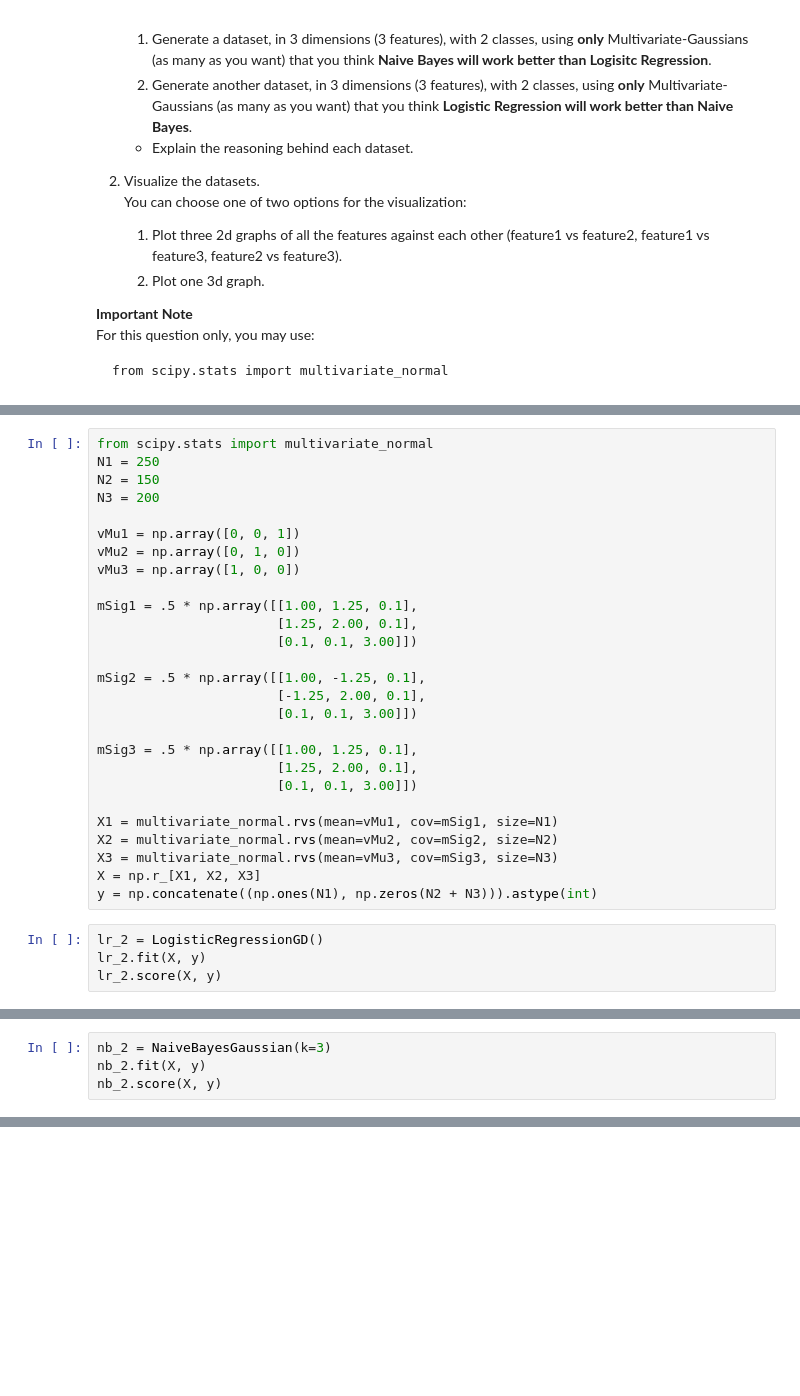
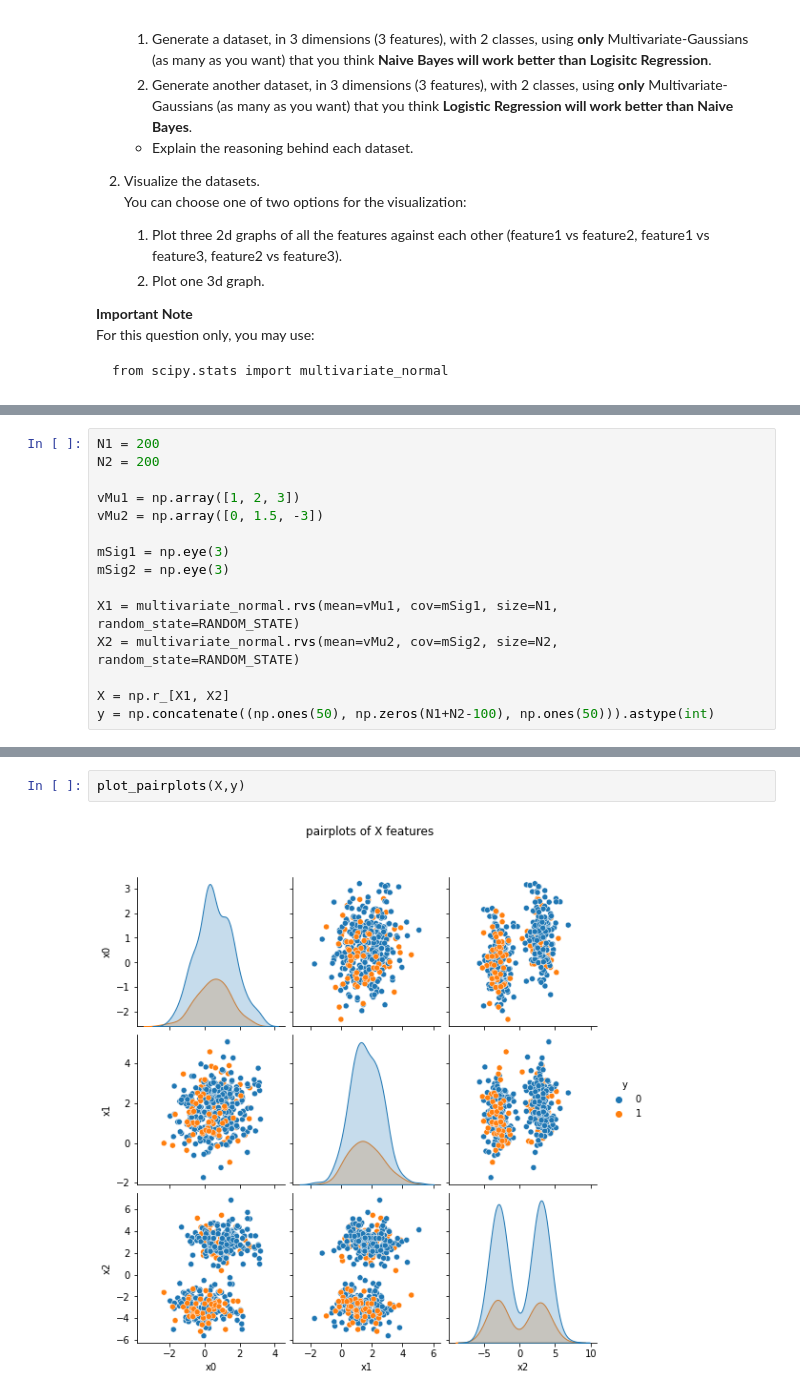
Before and after one commit to lotenn/Machine-Learning-from-Data-3141-2022-2, a Jupyter notebook: hwa4/hw4_201466349_313591851.ipynb, the cells around one changed output, grey strips where cells are left out. Saved outputs shown, nothing was run; the diff lists cells and outputs as text; blank space fills up the shorter version.

```diff
--- a/hwa4/hw4_201466349_313591851.ipynb
+++ b/hwa4/hw4_201466349_313591851.ipynb
@@ -655,31 +684,15 @@ from scipy.stats import multivariate_normal
 # %%
-from scipy.stats import multivariate_normal
-N1 = 250
-N2 = 150
-N3 = 200
+N1 = 200
+N2 = 200
 
-vMu1 = np.array([0, 0, 1])
-vMu2 = np.array([0, 1, 0])
-vMu3 = np.array([1, 0, 0])
+vMu1 = np.array([1, 2, 3])
+vMu2 = np.array([0, 1.5, -3])
 
-mSig1 = .5 * np.array([[1.00, 1.25, 0.1],
-                       [1.25, 2.00, 0.1],
-                       [0.1, 0.1, 3.00]])
+mSig1 = np.eye(3)
+mSig2 = np.eye(3)
 
-mSig2 = .5 * np.array([[1.00, -1.25, 0.1],
-                       [-1.25, 2.00, 0.1],
-                       [0.1, 0.1, 3.00]])
+X1 = multivariate_normal.rvs(mean=vMu1, cov=mSig1, size=N1, random_state=RANDOM_STATE)
+X2 = multivariate_normal.rvs(mean=vMu2, cov=mSig2, size=N2, random_state=RANDOM_STATE)
 
-mSig3 = .5 * np.array([[1.00, 1.25, 0.1],
-                       [1.25, 2.00, 0.1],
-                       [0.1, 0.1, 3.00]])
-
-X1 = multivariate_normal.rvs(mean=vMu1, cov=mSig1, size=N1)
-X2 = multivariate_normal.rvs(mean=vMu2, cov=mSig2, size=N2)
-X3 = multivariate_normal.rvs(mean=vMu3, cov=mSig3, size=N3)
-X = np.r_[X1, X2, X3]
-y = np.concatenate((np.ones(N1), np.zeros(N2 + N3))).astype(int)
+X = np.r_[X1, X2]
+y = np.concatenate((np.ones(50), np.zeros(N1+N2-100), np.ones(50))).astype(int)
-# %%
-lr_2 = LogisticRegressionGD()
-lr_2.fit(X, y)
-lr_2.score(X, y)
@@ -688,4 +698,0 @@ lr_2.score(X, y)
-# %%
-nb_2 = NaiveBayesGaussian(k=3)
-nb_2.fit(X, y)
-nb_2.score(X, y)
@@ -701,0 +699,4 @@ sns.pairplot(df, hue='y')
+# %%
+plot_pairplots(X,y)
+# %% [output]
+[figure, added]
```
Also changed, not shown: parts of 37 cells of this notebook.
